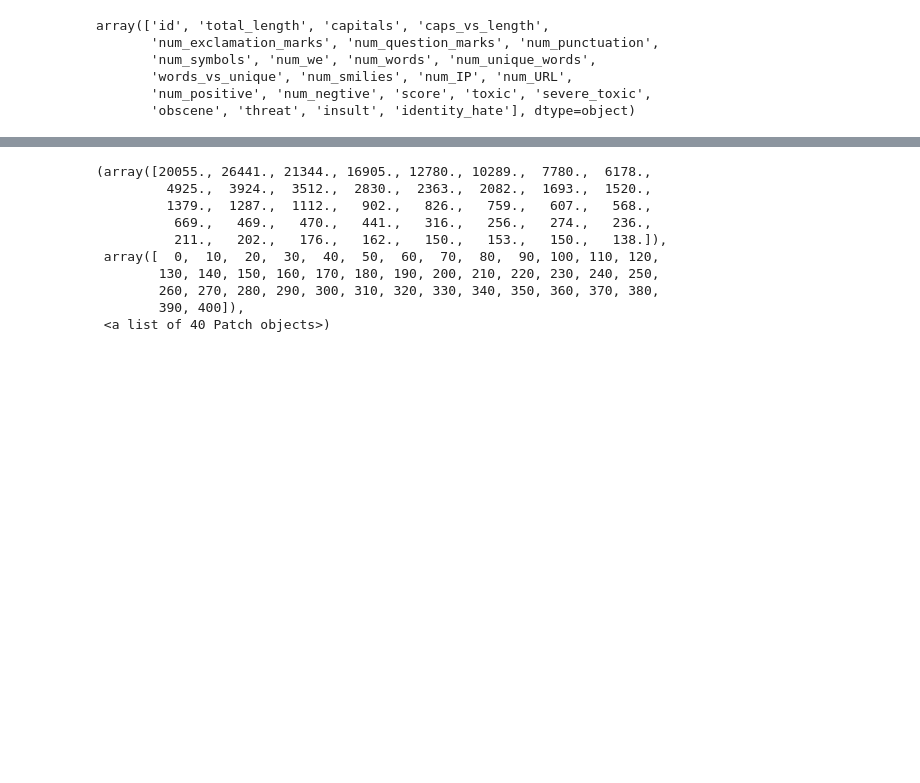
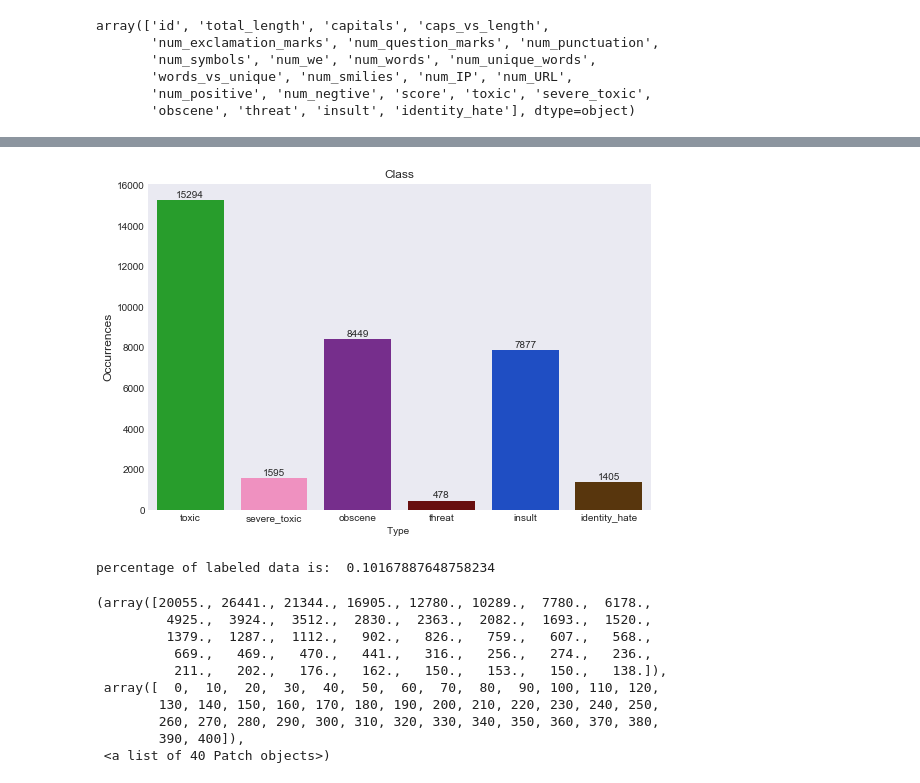
Before and after one commit to LittleRabbitHole/ToxicCommentsClassification, a Jupyter notebook: DataExploration.ipynb, the cells around one changed output, grey strips where cells are left out. Saved outputs shown, nothing was run; the diff lists cells and outputs as text; code cells hidden in the pictures; blank space fills up the shorter version.

```diff
--- a/DataExploration.ipynb
+++ b/DataExploration.ipynb
@@ -27,8 +36,8 @@ sns.set_style("dark")
 #from keras.models import Model
 #from keras import initializers, regularizers, constraints, optimizers, layers
 # %%
-train = pd.read_csv("train_features.csv")
-test = pd.read_csv("test_features.csv")
+train = pd.read_csv("/Users/angli/Ang/OneDrive/Documents/Pitt_PhD/Class/2018Spring/ML/finalProject/data/train_features.csv")
+test = pd.read_csv("/Users/angli/Ang/OneDrive/Documents/Pitt_PhD/Class/2018Spring/ML/finalProject/data/test_features.csv")
 # %%
 train.shape
 # %% [output]
@@ -64,5 +73,9 @@ array(['id', 'total_length', 'capitals', 'caps_vs_length',
        'words_vs_unique', 'num_smilies', 'num_IP', 'num_URL',
        'num_positive', 'num_negtive', 'score', 'toxic', 'severe_toxic',
        'obscene', 'threat', 'insult', 'identity_hate'], dtype=object)
+# %%
+rowsums=train.iloc[:,18:].sum(axis=1)
+train['clean']=(rowsums==0)
+train['clean'].sum()
 # %%
 #count each severity
@@ -79,6 +102,33 @@ obscene: 8449
 threat: 478
 insult: 7877
 identity_hate: 1405
+# %%
+colors_list = ["green", "pink", "purple",
+               "blood", "blue", "brown", "grey"]
+
+palette= sns.xkcd_palette(colors_list)
+
+x=train.iloc[:,18:].sum()
+
+plt.figure(figsize=(9,6))
+ax= sns.barplot(x.index, x.values,palette=palette)
+plt.title("Class")
+plt.ylabel('Occurrences', fontsize=12)
+plt.xlabel('Type ')
+rects = ax.patches
+labels = x.values
+for rect, label in zip(rects, labels):
+    height = rect.get_height()
+    ax.text(rect.get_x() + rect.get_width()/2, height + 10, label,
+            ha='center', va='bottom')
+
+plt.show()
+# %% [output]
+[figure, added]
+# %%
+print("percentage of labeled data is: ", (159571 - 143346)/159571)
+# %% [output]
+percentage of labeled data is:  0.10167887648758234
 # %%
 palette= sns.xkcd_palette(colors_list)
 
```
Also changed, not shown: parts of 6 cells of this notebook, 2 other files.
